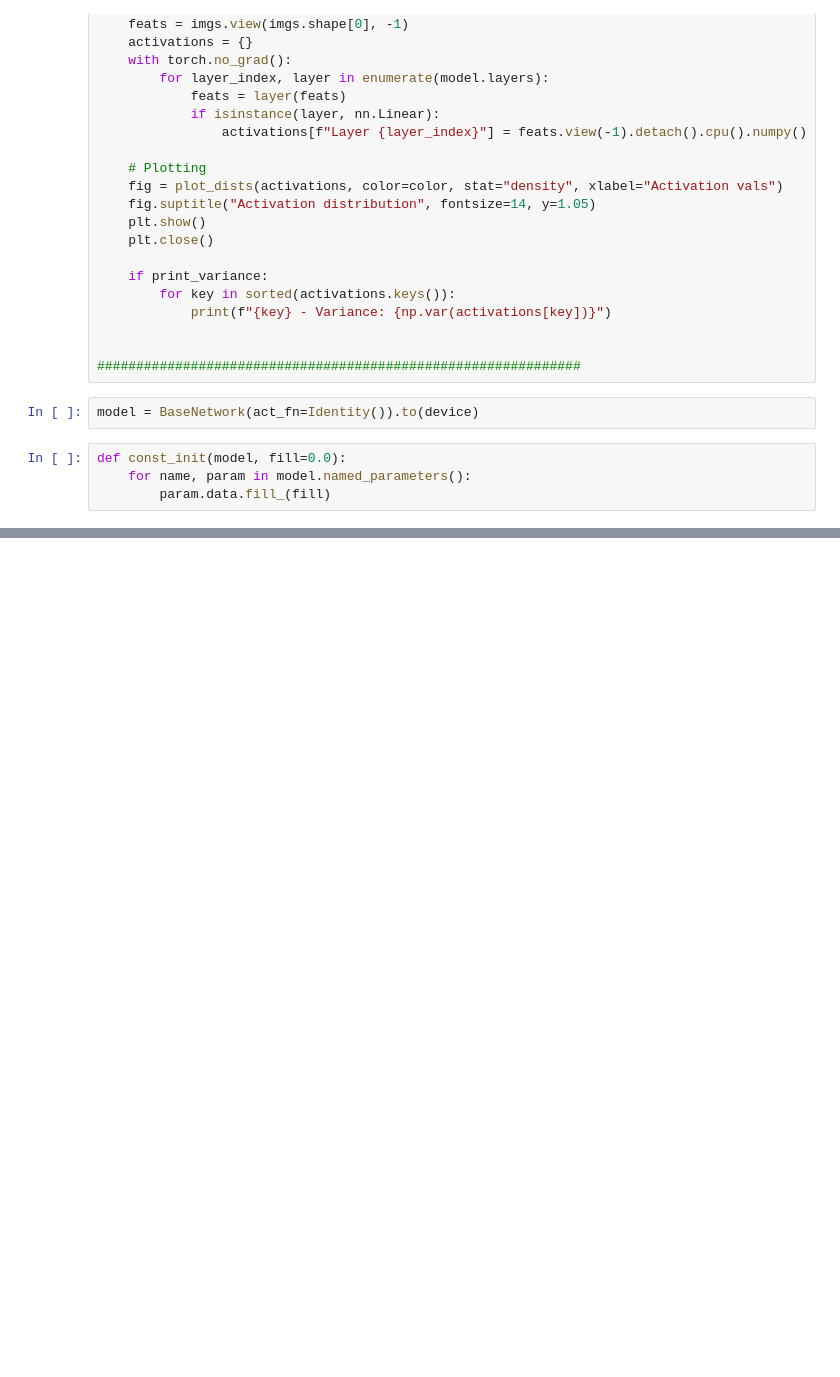
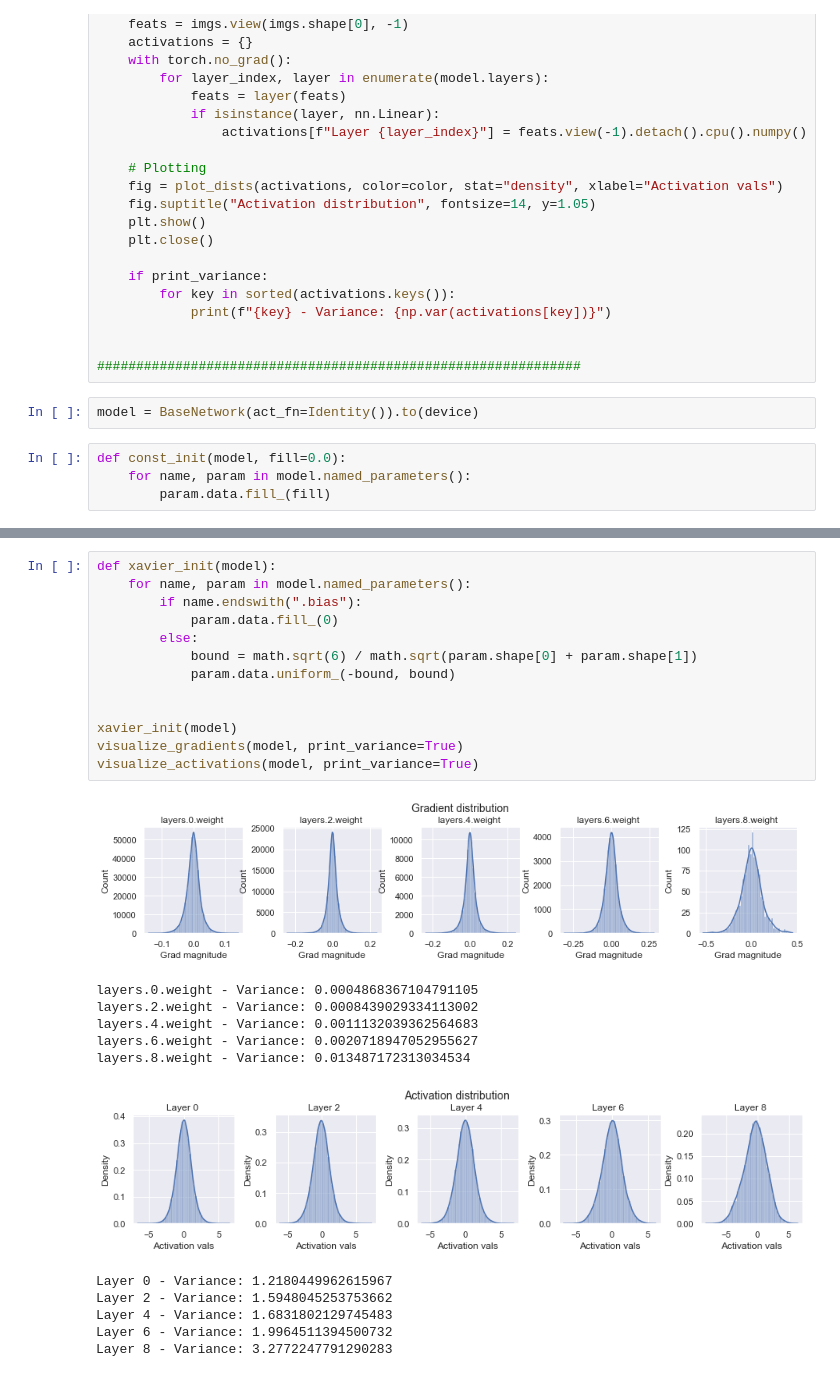
Before and after one commit to Spruce-tone/pytorch-tutorial, a Jupyter notebook: 003 [lightning] initialization and optimization.ipynb, the cells around one changed output, grey strips where cells are left out. Drawn from its saved outputs; the diff is of its cells as text; blank space fills up the shorter version.

```diff
--- a/003 [lightning] initialization and optimization.ipynb
+++ b/003 [lightning] initialization and optimization.ipynb
@@ -391,0 +342,26 @@ def visualize_activations(model, color="C0", print_variance=False):
+# %%
+def xavier_init(model):
+    for name, param in model.named_parameters():
+        if name.endswith(".bias"):
+            param.data.fill_(0)
+        else:
+            bound = math.sqrt(6) / math.sqrt(param.shape[0] + param.shape[1])
+            param.data.uniform_(-bound, bound)
+
+
+xavier_init(model)
+visualize_gradients(model, print_variance=True)
+visualize_activations(model, print_variance=True)
+# %% [output]
+[figure, added]
+layers.0.weight - Variance: 0.0004868367104791105
+layers.2.weight - Variance: 0.0008439029334113002
+layers.4.weight - Variance: 0.0011132039362564683
+layers.6.weight - Variance: 0.0020718947052955627
+layers.8.weight - Variance: 0.013487172313034534
+[figure, added]
+Layer 0 - Variance: 1.2180449962615967
+Layer 2 - Variance: 1.5948045253753662
+Layer 4 - Variance: 1.6831802129745483
+Layer 6 - Variance: 1.9964511394500732
+Layer 8 - Variance: 3.2772247791290283
```
Also changed, not shown: parts of 31 cells of this notebook, 8 other files.
